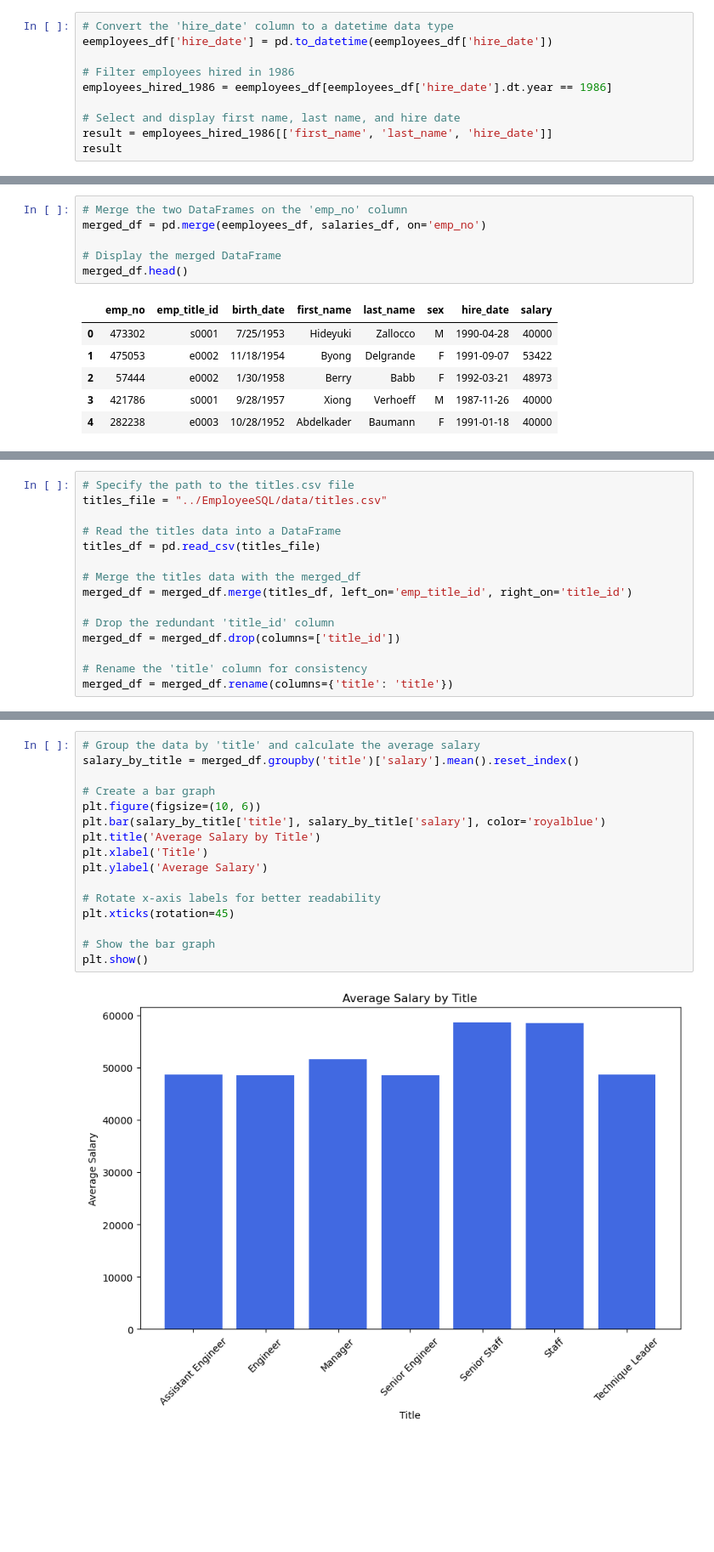
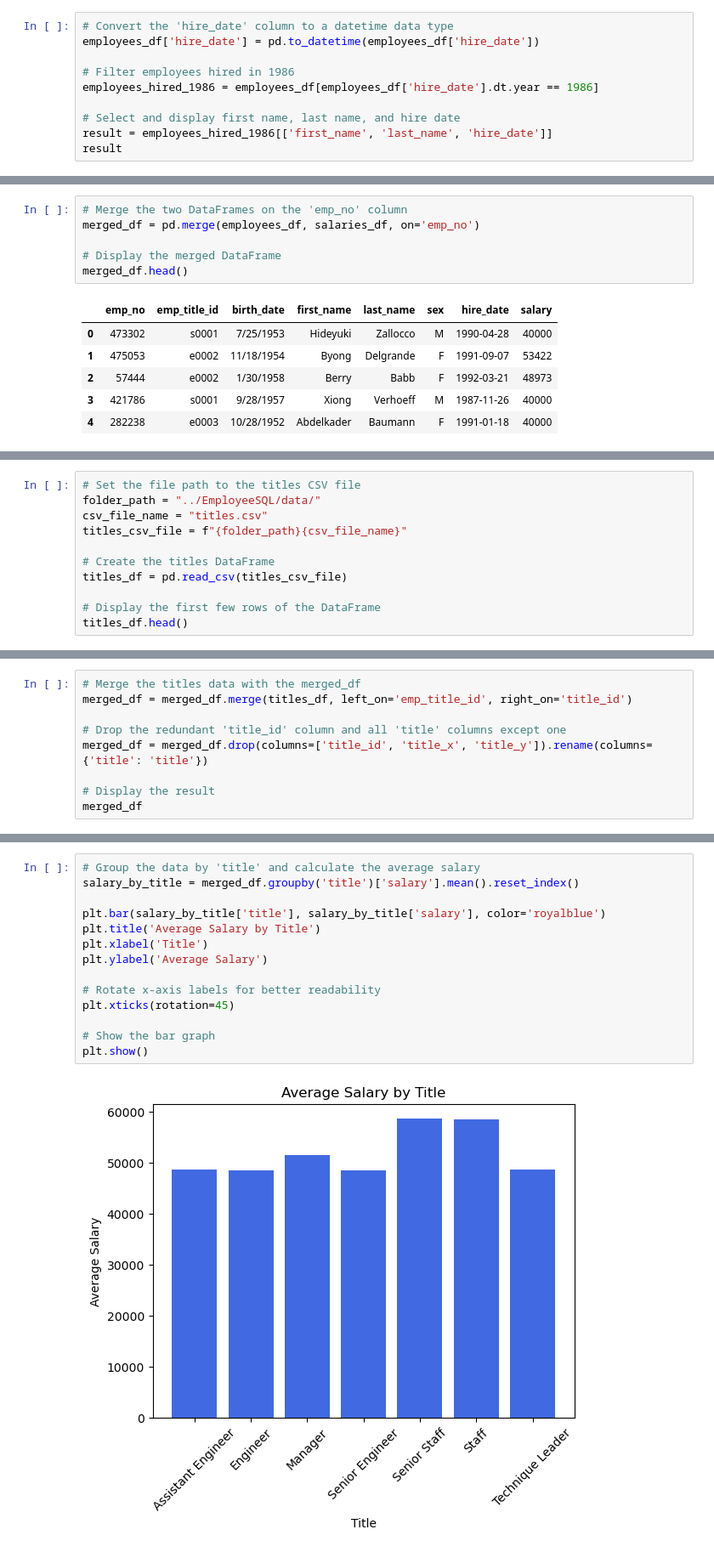
Before and after one commit to YaredHaile/sql-challenge, a Jupyter notebook: EmployeeSQL/employee_analysis.ipynb, the cells around one changed output, grey strips where cells are left out. Shown at 85% size. Drawn from its saved outputs; the diff is of its cells as text; blank space fills up the shorter version.

```diff
--- a/EmployeeSQL/employee_analysis.ipynb
+++ b/EmployeeSQL/employee_analysis.ipynb
@@ -19,9 +23,9 @@ eemployees_df.head()
 # %%
 # Convert the 'hire_date' column to a datetime data type
-eemployees_df['hire_date'] = pd.to_datetime(eemployees_df['hire_date'])
+employees_df['hire_date'] = pd.to_datetime(employees_df['hire_date'])
 
 # Filter employees hired in 1986
-employees_hired_1986 = eemployees_df[eemployees_df['hire_date'].dt.year == 1986]
+employees_hired_1986 = employees_df[employees_df['hire_date'].dt.year == 1986]
 
 # Select and display first name, last name, and hire date
 result = employees_hired_1986[['first_name', 'last_name', 'hire_date']]
@@ -60,7 +64,7 @@ salaries_df.head()
 | 4 | 10005 | 78228 |
 # %%
 # Merge the two DataFrames on the 'emp_no' column
-merged_df = pd.merge(eemployees_df, salaries_df, on='emp_no')
+merged_df = pd.merge(employees_df, salaries_df, on='emp_no')
 
 # Display the merged DataFrame
 merged_df.head()
@@ -73,0 +114,11 @@ merged_df.head()
+# %%
+# Set the file path to the titles CSV file
+folder_path = "../EmployeeSQL/data/"
+csv_file_name = "titles.csv"
+titles_csv_file = f"{folder_path}{csv_file_name}"
+
+# Create the titles DataFrame
+titles_df = pd.read_csv(titles_csv_file)
+
+# Display the first few rows of the DataFrame
+titles_df.head()
@@ -74,15 +132,9 @@ merged_df.head()
 # %%
-# Specify the path to the titles.csv file
-titles_file = "../EmployeeSQL/data/titles.csv"
-
-# Read the titles data into a DataFrame
-titles_df = pd.read_csv(titles_file)
-
 # Merge the titles data with the merged_df
 merged_df = merged_df.merge(titles_df, left_on='emp_title_id', right_on='title_id')
 
-# Drop the redundant 'title_id' column
-merged_df = merged_df.drop(columns=['title_id'])
+# Drop the redundant 'title_id' column and all 'title' columns except one
+merged_df = merged_df.drop(columns=['title_id', 'title_x', 'title_y']).rename(columns={'title': 'title'})
 
-# Rename the 'title' column for consistency
-merged_df = merged_df.rename(columns={'title': 'title'})
+# Display the result
+merged_df
@@ -89,18 +155,16 @@ merged_df = merged_df.rename(columns={'title': 'title'})
 # %%
 # Group the data by 'title' and calculate the average salary
 salary_by_title = merged_df.groupby('title')['salary'].mean().reset_index()
 
-# Create a bar graph
-plt.figure(figsize=(10, 6))
 plt.bar(salary_by_title['title'], salary_by_title['salary'], color='royalblue')
 plt.title('Average Salary by Title')
 plt.xlabel('Title')
 plt.ylabel('Average Salary')
 
 # Rotate x-axis labels for better readability
 plt.xticks(rotation=45)
 
 # Show the bar graph
 plt.show()
 # %% [output]
-[figure, old version]
+[figure, new version]
```
Also changed, not shown: parts of 7 cells of this notebook.
